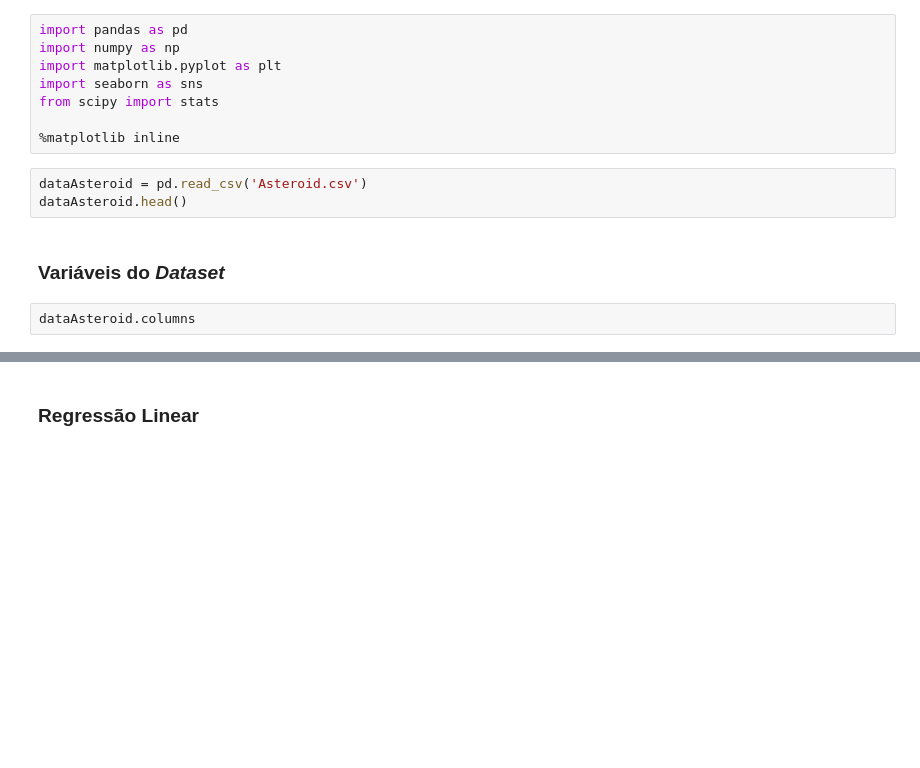
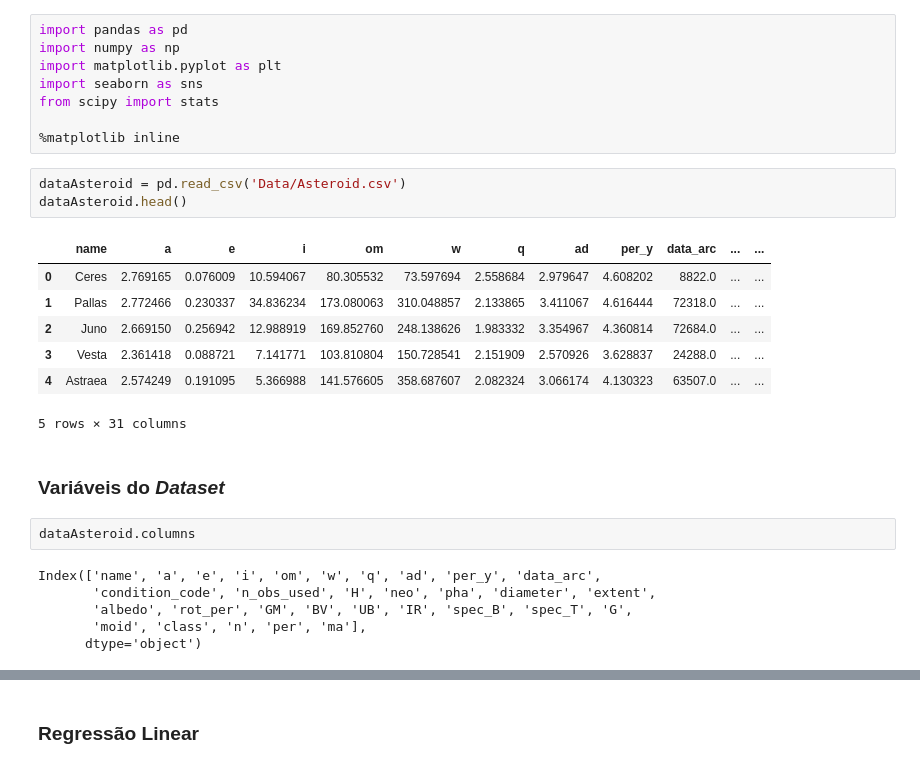
Before and after one commit to AmandaACLucio/Inteligencia_Computacional, a Jupyter notebook: Projeto/Projeto.ipynb, the cells around one changed output, grey strips where cells are left out. Saved outputs shown, nothing was run; the diff lists cells and outputs as text; blank space fills up the shorter version.

```diff
--- a/Projeto/Projeto.ipynb
+++ b/Projeto/Projeto.ipynb
@@ -17,9 +17,23 @@ from scipy import stats
 
 %matplotlib inline
 # %%
-dataAsteroid = pd.read_csv('Asteroid.csv')
+dataAsteroid = pd.read_csv('Data/Asteroid.csv')
 dataAsteroid.head()
+# %% [output]
+|  | name | a | e | i | om | w | q | ad | per_y | data_arc | ... | ... |
+| 0 | Ceres | 2.769165 | 0.076009 | 10.594067 | 80.305532 | 73.597694 | 2.558684 | 2.979647 | 4.608202 | 8822.0 | ... | ... |
+| 1 | Pallas | 2.772466 | 0.230337 | 34.836234 | 173.080063 | 310.048857 | 2.133865 | 3.411067 | 4.616444 | 72318.0 | ... | ... |
+| 2 | Juno | 2.669150 | 0.256942 | 12.988919 | 169.852760 | 248.138626 | 1.983332 | 3.354967 | 4.360814 | 72684.0 | ... | ... |
+| 3 | Vesta | 2.361418 | 0.088721 | 7.141771 | 103.810804 | 150.728541 | 2.151909 | 2.570926 | 3.628837 | 24288.0 | ... | ... |
+| 4 | Astraea | 2.574249 | 0.191095 | 5.366988 | 141.576605 | 358.687607 | 2.082324 | 3.066174 | 4.130323 | 63507.0 | ... | ... |
+5 rows × 31 columns
 # %% [markdown]
 ### Variáveis do *Dataset*
 # %%
 dataAsteroid.columns
+# %% [output]
+Index(['name', 'a', 'e', 'i', 'om', 'w', 'q', 'ad', 'per_y', 'data_arc',
+       'condition_code', 'n_obs_used', 'H', 'neo', 'pha', 'diameter', 'extent',
+       'albedo', 'rot_per', 'GM', 'BV', 'UB', 'IR', 'spec_B', 'spec_T', 'G',
+       'moid', 'class', 'n', 'per', 'ma'],
+      dtype='object')
```
Also changed, not shown: parts of 10 cells of this notebook, 1 other file.
